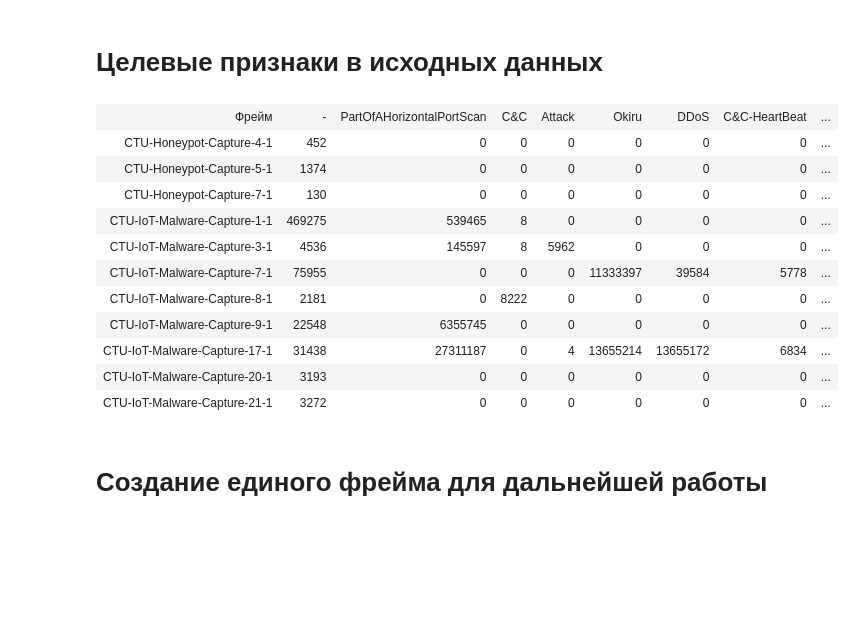
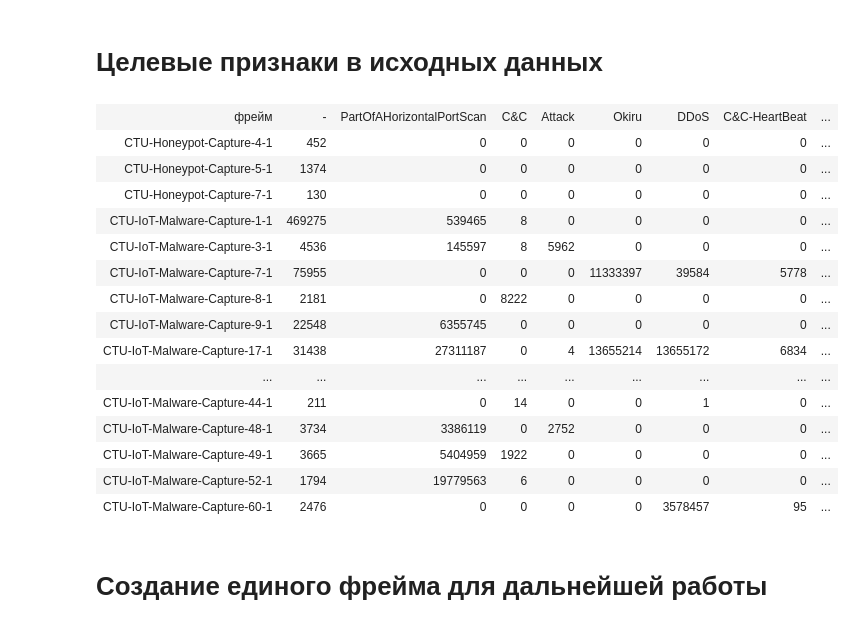
Before and after one commit to SiGidas/Aposemat_IoT-23, a Jupyter notebook: Itog_1.ipynb, the cells around one changed output. Cells and saved outputs as stored; diff of their text form; code cells hidden in the pictures; blank space fills up the shorter version.

```diff
--- a/Itog_1.ipynb
+++ b/Itog_1.ipynb
@@ -50,28 +50,41 @@ def con_mat(y_test, y_pred):
 # %%
 from IPython.display import HTML, display
 
-data = [['Фрейм','-','PartOfAHorizontalPortScan','C&C','Attack','Okiru','DDoS','C&C-HeartBeat', \
-         'PartOfAHorizontalPortScan-Attack', 'C&C-Torii'],
-        ['CTU-Honeypot-Capture-4-1',452,0,0,0,0,0,0,0,0],
-        ['CTU-Honeypot-Capture-5-1',1374,0,0,0,0,0,0,0,0],
-        ['CTU-Honeypot-Capture-7-1',130,0,0,0,0,0,0,0,0],
-        ['CTU-IoT-Malware-Capture-1-1',469275,539465,8,0,0,0,0,0,0],
-        ['CTU-IoT-Malware-Capture-3-1',4536,145597,8,5962,0,0,0,0,0],
-        ['CTU-IoT-Malware-Capture-7-1',75955,0,0,0,11333397,39584,5778,0,0],
-        ['CTU-IoT-Malware-Capture-8-1',2181,0,8222,0,0,0,0,0,0],
-        ['CTU-IoT-Malware-Capture-9-1',22548,6355745,0,0,0,0,0,0,0],
-        ['CTU-IoT-Malware-Capture-17-1',31438,27311187,0,4,13655214,13655172,6834,5,0],
-        ['CTU-IoT-Malware-Capture-20-1',3193,0,0,0,0,0,0,0,16],
-        ['CTU-IoT-Malware-Capture-21-1',3272,0,0,0,0,0,0,0,14],]
+data = [['фрейм','-','PartOfAHorizontalPortScan','C&C','Attack','Okiru','DDoS','C&C-HeartBeat', \
+         'PartOfAHorizontalPortScan-Attack', 'C&C-Torii','C&C-FileDownload','Okiru-Attack','FileDownload', \
+         'C&C-PartOfAHorizontalPortScan','C&C-HeartBeat-Attack','C&C-HeartBeat-FileDownload','C&C-Mirai'],
+        ['CTU-Honeypot-Capture-4-1',452,0,0,0,0,0,0,0,0,0,0,0,0,0,0,0],
+        ['CTU-Honeypot-Capture-5-1',1374,0,0,0,0,0,0,0,0,0,0,0,0,0,0,0],
+        ['CTU-Honeypot-Capture-7-1',130,0,0,0,0,0,0,0,0,0,0,0,0,0,0,0],
+        ['CTU-IoT-Malware-Capture-1-1',469275,539465,8,0,0,0,0,0,0,0,0,0,0,0,0,0],
+        ['CTU-IoT-Malware-Capture-3-1',4536,145597,8,5962,0,0,0,0,0,0,0,0,0,0,0,0],
+        ['CTU-IoT-Malware-Capture-7-1',75955,0,0,0,11333397,39584,5778,0,0,0,0,0,0,0,0,0],
+        ['CTU-IoT-Malware-Capture-8-1',2181,0,8222,0,0,0,0,0,0,0,0,0,0,0,0,0],
+        ['CTU-IoT-Malware-Capture-9-1',22548,6355745,0,0,0,0,0,0,0,0,0,0,0,0,0,0],
+        ['CTU-IoT-Malware-Capture-17-1',31438,27311187,0,4,13655214,13655172,6834,5,0,0,0,0,0,0,0,0],
+        ['CTU-IoT-Malware-Capture-20-1',3193,0,0,0,0,0,0,0,16,0,0,0,0,0,0,0],
+        ['CTU-IoT-Malware-Capture-21-1',3272,0,0,0,0,0,0,0,14,0,0,0,0,0,0,0],
+        ['CTU-IoT-Malware-Capture-33-1',1380791,39459054,0,0,13609467,0,5278,0,0,0,0,0,0,0,0,0],
+        ['CTU-IoT-Malware-Capture-34-1',1923,122,6706,0,0,14394,0,0,0,0,0,0,0,0,0,0],
+        ['CTU-IoT-Malware-Capture-35-1',8262389,0,81,3,0,2185302,0,0,0,12,0,0,0,0,0,0],
+        ['CTU-IoT-Malware-Capture-36-1',2663,0,0,0,13626744,0,15688,0,0,0,3,0,0,0,0,0],
+        #['CTU-IoT-Malware-Capture-39-1',8,9],
+        ['CTU-IoT-Malware-Capture-42-1',4420,0,0,0,0,0,0,0,0,3,0,3,0,0,0,0],
+        #['CTU-IoT-Malware-Capture-43-1',8,9],
+        ['CTU-IoT-Malware-Capture-44-1',211,0,14,0,0,1,0,0,0,11,0,0,0,0,0],
+        ['CTU-IoT-Malware-Capture-48-1',3734,3386119,0,2752,0,0,0,0,0,0,0,0,888,834,11,0],
+        ['CTU-IoT-Malware-Capture-49-1',3665,5404959,1922,0,0,0,0,0,0,1,0,14,0,0,0,0],
+        ['CTU-IoT-Malware-Capture-52-1',1794,19779563,6,0,0,0,0,0,0,12,0,0,0,0,0,2],
+        ['CTU-IoT-Malware-Capture-60-1',2476,0,0,0,0,3578457,95,0,0,0,0,0,0,0,0,0],]
 
 display(HTML(
    '<table><tr>{}</tr></table>'.format(
        '</tr><tr>'.join(
            '<td>{}</td>'.format('</td><td>'.join(str(_) for _ in row)) for row in data)
        )
 ))
 # %% [output]
-| Фрейм | - | PartOfAHorizontalPortScan | C&C | Attack | Okiru | DDoS | C&C-HeartBeat | ... |
+| фрейм | - | PartOfAHorizontalPortScan | C&C | Attack | Okiru | DDoS | C&C-HeartBeat | ... |
 | CTU-Honeypot-Capture-4-1 | 452 | 0 | 0 | 0 | 0 | 0 | 0 | ... |
 | CTU-Honeypot-Capture-5-1 | 1374 | 0 | 0 | 0 | 0 | 0 | 0 | ... |
 | CTU-Honeypot-Capture-7-1 | 130 | 0 | 0 | 0 | 0 | 0 | 0 | ... |
@@ -81,8 +94,12 @@ display(HTML(
 | CTU-IoT-Malware-Capture-8-1 | 2181 | 0 | 8222 | 0 | 0 | 0 | 0 | ... |
 | CTU-IoT-Malware-Capture-9-1 | 22548 | 6355745 | 0 | 0 | 0 | 0 | 0 | ... |
 | CTU-IoT-Malware-Capture-17-1 | 31438 | 27311187 | 0 | 4 | 13655214 | 13655172 | 6834 | ... |
-| CTU-IoT-Malware-Capture-20-1 | 3193 | 0 | 0 | 0 | 0 | 0 | 0 | ... |
-| CTU-IoT-Malware-Capture-21-1 | 3272 | 0 | 0 | 0 | 0 | 0 | 0 | ... |
+| ... | ... | ... | ... | ... | ... | ... | ... | ... |
+| CTU-IoT-Malware-Capture-44-1 | 211 | 0 | 14 | 0 | 0 | 1 | 0 | ... |
+| CTU-IoT-Malware-Capture-48-1 | 3734 | 3386119 | 0 | 2752 | 0 | 0 | 0 | ... |
+| CTU-IoT-Malware-Capture-49-1 | 3665 | 5404959 | 1922 | 0 | 0 | 0 | 0 | ... |
+| CTU-IoT-Malware-Capture-52-1 | 1794 | 19779563 | 6 | 0 | 0 | 0 | 0 | ... |
+| CTU-IoT-Malware-Capture-60-1 | 2476 | 0 | 0 | 0 | 0 | 3578457 | 95 | ... |
 # %% [markdown]
 # Создание единого фрейма для дальнейшей работы
 # %%
```
